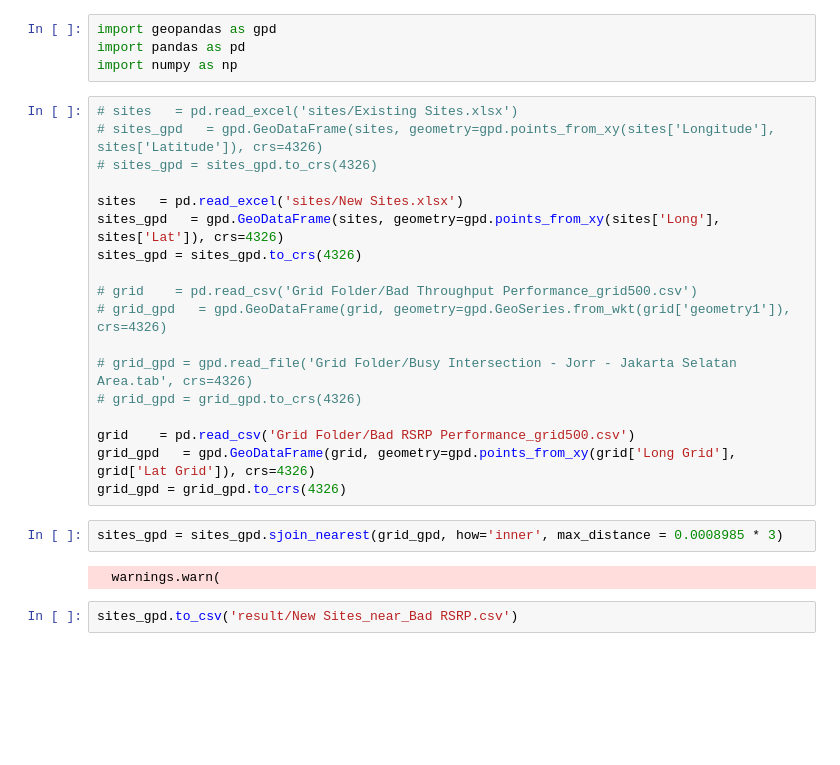
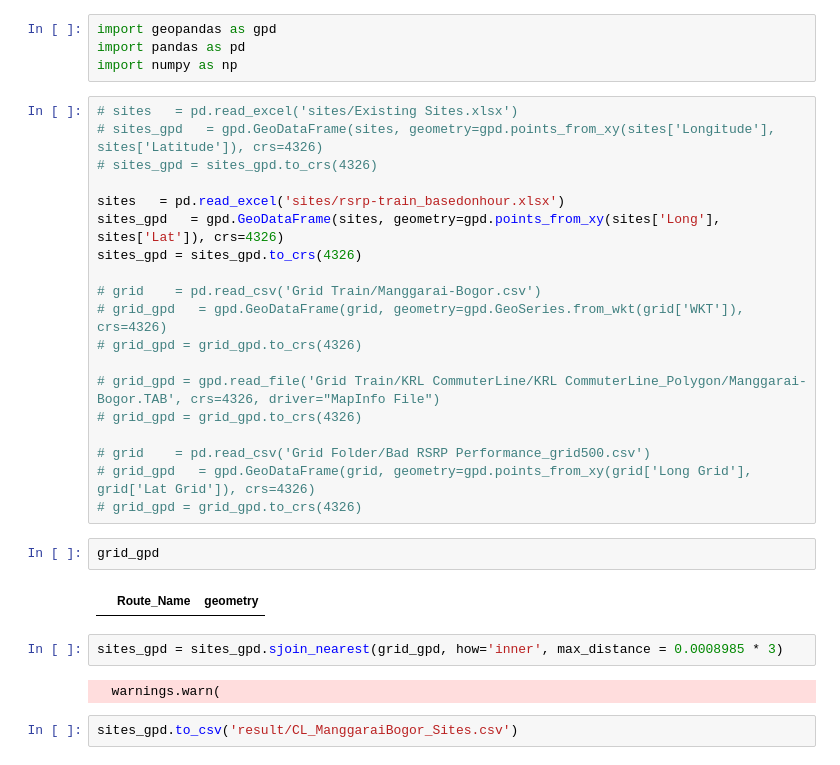
Before and after one commit to mohgavin/code-repository, a Jupyter notebook: sites plotting near and inside the grid.ipynb, the cells around one changed output. Saved outputs shown, nothing was run; the diff lists cells and outputs as text; blank space fills up the shorter version.

```diff
--- a/sites plotting near and inside the grid.ipynb
+++ b/sites plotting near and inside the grid.ipynb
@@ -7,22 +7,27 @@ import numpy as np
 # sites_gpd   = gpd.GeoDataFrame(sites, geometry=gpd.points_from_xy(sites['Longitude'], sites['Latitude']), crs=4326)
 # sites_gpd = sites_gpd.to_crs(4326)
 
-sites   = pd.read_excel('sites/New Sites.xlsx')
+sites   = pd.read_excel('sites/rsrp-train_basedonhour.xlsx')
 sites_gpd   = gpd.GeoDataFrame(sites, geometry=gpd.points_from_xy(sites['Long'], sites['Lat']), crs=4326)
 sites_gpd = sites_gpd.to_crs(4326)
 
-# grid    = pd.read_csv('Grid Folder/Bad Throughput Performance_grid500.csv')
-# grid_gpd   = gpd.GeoDataFrame(grid, geometry=gpd.GeoSeries.from_wkt(grid['geometry1']), crs=4326)
-
-# grid_gpd = gpd.read_file('Grid Folder/Busy Intersection - Jorr - Jakarta Selatan Area.tab', crs=4326)
+# grid    = pd.read_csv('Grid Train/Manggarai-Bogor.csv')
+# grid_gpd   = gpd.GeoDataFrame(grid, geometry=gpd.GeoSeries.from_wkt(grid['WKT']), crs=4326)
 # grid_gpd = grid_gpd.to_crs(4326)
 
-grid    = pd.read_csv('Grid Folder/Bad RSRP Performance_grid500.csv')
-grid_gpd   = gpd.GeoDataFrame(grid, geometry=gpd.points_from_xy(grid['Long Grid'], grid['Lat Grid']), crs=4326)
-grid_gpd = grid_gpd.to_crs(4326)
+# grid_gpd = gpd.read_file('Grid Train/KRL CommuterLine/KRL CommuterLine_Polygon/Manggarai-Bogor.TAB', crs=4326, driver="MapInfo File")
+# grid_gpd = grid_gpd.to_crs(4326)
+
+# grid    = pd.read_csv('Grid Folder/Bad RSRP Performance_grid500.csv')
+# grid_gpd   = gpd.GeoDataFrame(grid, geometry=gpd.points_from_xy(grid['Long Grid'], grid['Lat Grid']), crs=4326)
+# grid_gpd = grid_gpd.to_crs(4326)
+# %%
+grid_gpd
+# %% [output]
+|  | Route_Name | geometry |
 # %%
 sites_gpd = sites_gpd.sjoin_nearest(grid_gpd, how='inner', max_distance = 0.0008985 * 3)
 # %% [output]
   warnings.warn(
 # %%
-sites_gpd.to_csv('result/New Sites_near_Bad RSRP.csv')
+sites_gpd.to_csv('result/CL_ManggaraiBogor_Sites.csv')
```
Also changed, not shown: 12 other files.
